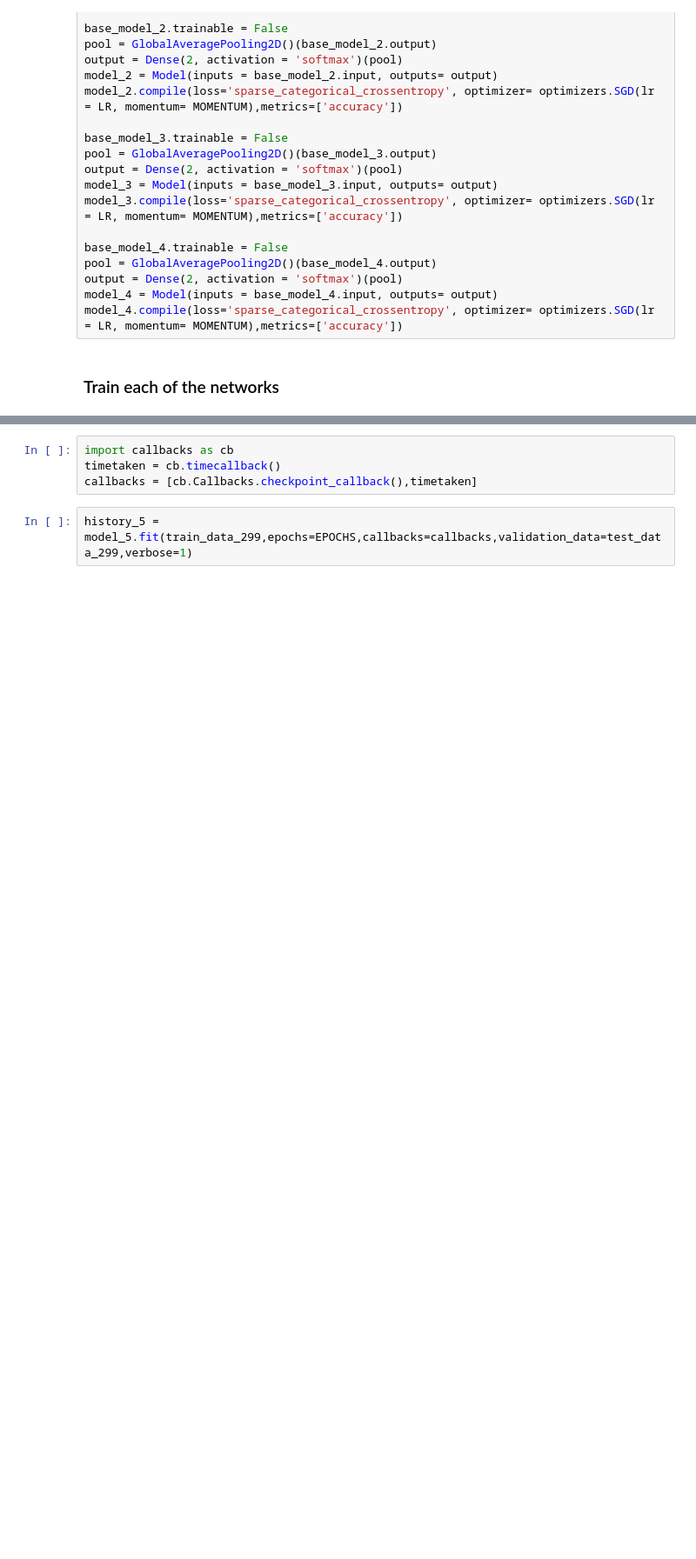
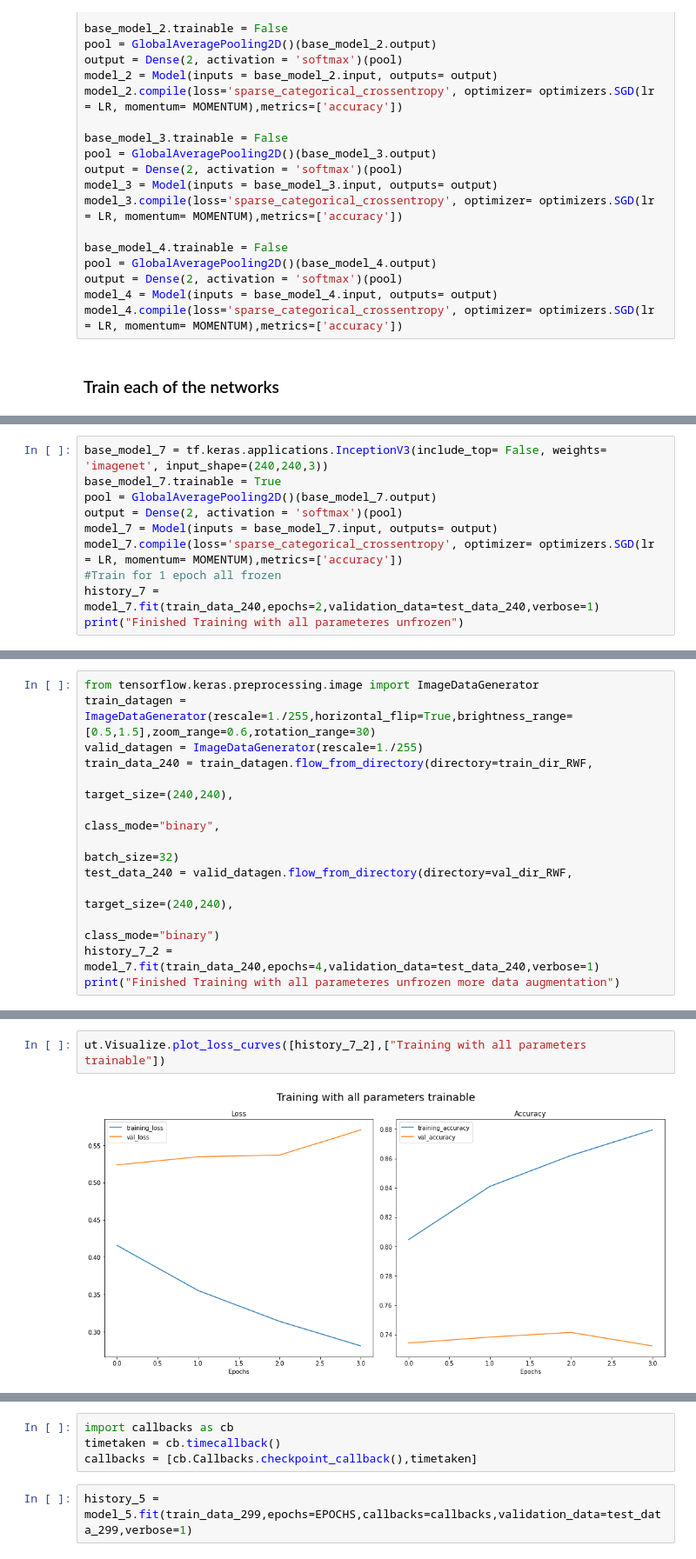
Before and after one commit to jugeekuz/Violence-Detection-Thesis, a Jupyter notebook: violence_detection_CNN_002.ipynb, the cells around one changed output, grey strips where cells are left out. Shown at 87% size. Saved outputs shown, nothing was run; the diff lists cells and outputs as text; blank space fills up the shorter version.

```diff
--- a/violence_detection_CNN_002.ipynb
+++ b/violence_detection_CNN_002.ipynb
@@ -178,0 +296,10 @@ Found 2400 images belonging to 2 classes.
+# %%
+base_model_7 = tf.keras.applications.InceptionV3(include_top= False, weights= 'imagenet', input_shape=(240,240,3))
+base_model_7.trainable = True
+pool = GlobalAveragePooling2D()(base_model_7.output)
+output = Dense(2, activation = 'softmax')(pool)
+model_7 = Model(inputs = base_model_7.input, outputs= output)
+model_7.compile(loss='sparse_categorical_crossentropy', optimizer= optimizers.SGD(lr = LR, momentum= MOMENTUM),metrics=['accuracy'])
+#Train for 1 epoch all frozen
+history_7 = model_7.fit(train_data_240,epochs=2,validation_data=test_data_240,verbose=1)
+print("Finished Training with all parameteres unfrozen")
@@ -178,0 +312,13 @@ Found 2400 images belonging to 2 classes.
+# %%
+from tensorflow.keras.preprocessing.image import ImageDataGenerator
+train_datagen = ImageDataGenerator(rescale=1./255,horizontal_flip=True,brightness_range=[0.5,1.5],zoom_range=0.6,rotation_range=30)
+valid_datagen = ImageDataGenerator(rescale=1./255)
+train_data_240 = train_datagen.flow_from_directory(directory=train_dir_RWF,
+                                                                            target_size=(240,240),
+                                                                            class_mode="binary",
+                                                                            batch_size=32)
+test_data_240 = valid_datagen.flow_from_directory(directory=val_dir_RWF,
+                                                                           target_size=(240,240),
+                                                                           class_mode="binary")
+history_7_2 = model_7.fit(train_data_240,epochs=4,validation_data=test_data_240,verbose=1)
+print("Finished Training with all parameteres unfrozen more data augmentation")
@@ -178,0 +337,4 @@ Found 2400 images belonging to 2 classes.
+# %%
+ut.Visualize.plot_loss_curves([history_7_2],["Training with all parameters trainable"])
+# %% [output]
+[figure, added]
```
Also changed, not shown: parts of 28 cells of this notebook, 6 other files.
